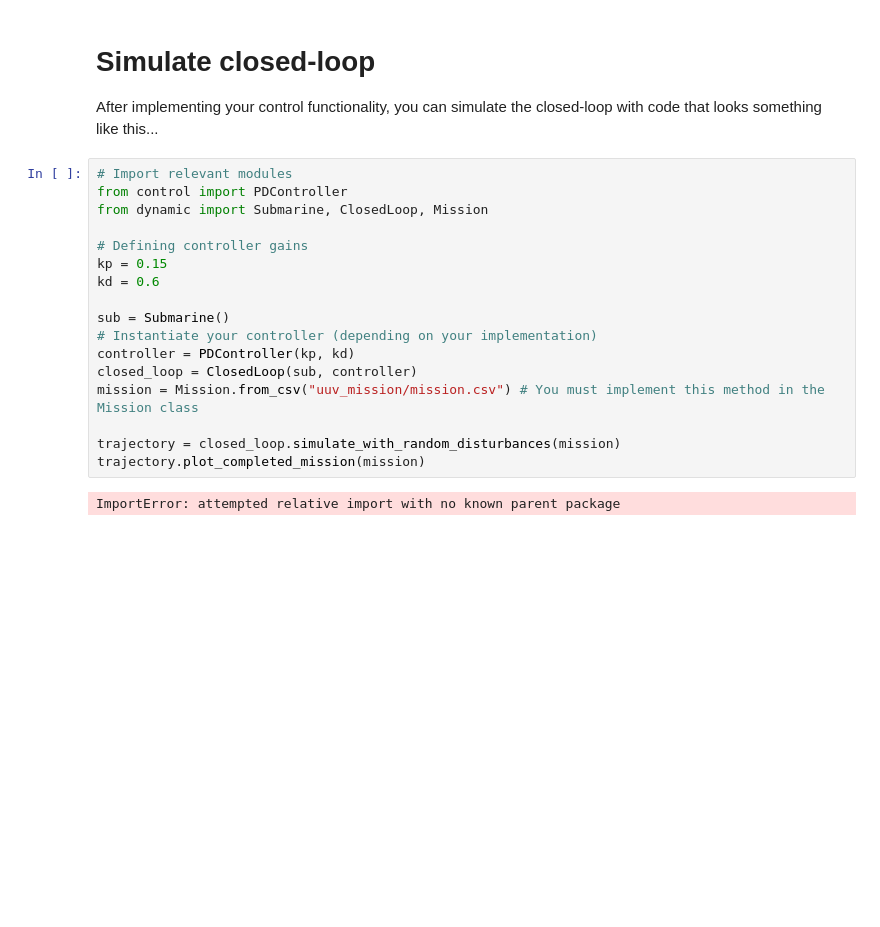
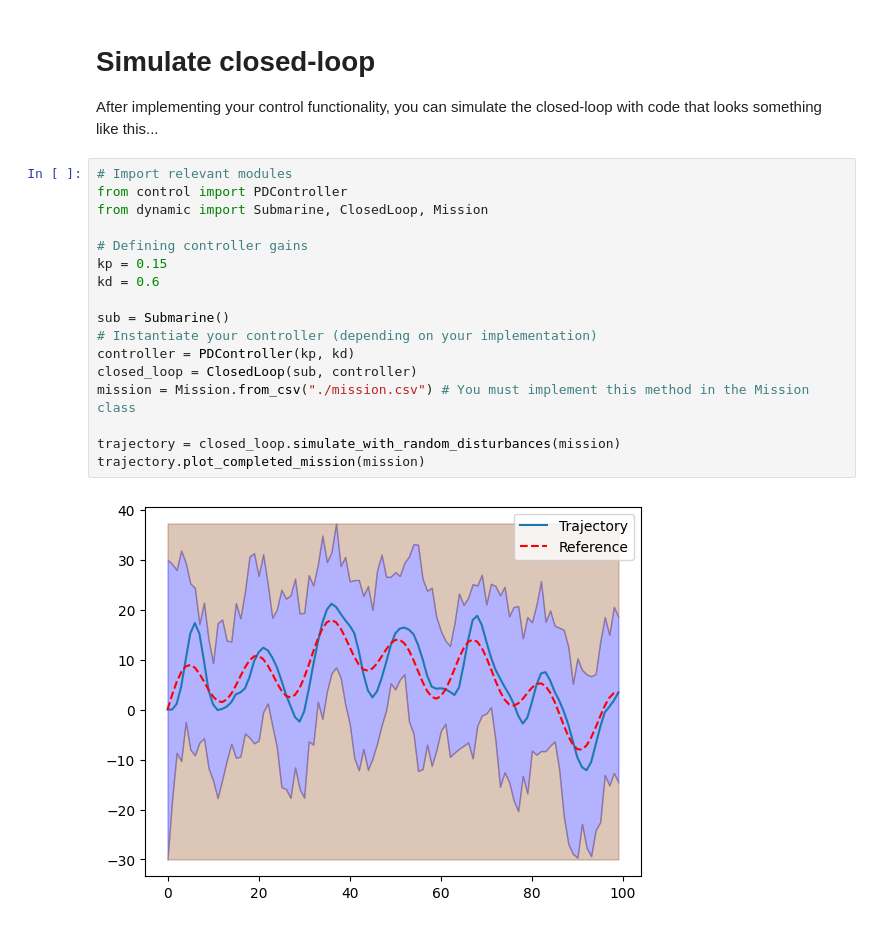
Before and after one commit to meilinhixson/b1-coding-practical-mt24, a Jupyter notebook: uuv_mission/demo.ipynb, the cells around one changed output. Cells and saved outputs as stored; diff of their text form; blank space fills up the shorter version.

```diff
--- a/uuv_mission/demo.ipynb
+++ b/uuv_mission/demo.ipynb
@@ -12,19 +12,19 @@ After implementing your control functionality, you can simulate the closed-loop
 # %%
 # Import relevant modules
 from control import PDController
 from dynamic import Submarine, ClosedLoop, Mission
 
 # Defining controller gains
 kp = 0.15
 kd = 0.6
 
 sub = Submarine()
 # Instantiate your controller (depending on your implementation)
 controller = PDController(kp, kd)
 closed_loop = ClosedLoop(sub, controller)
-mission = Mission.from_csv("uuv_mission/mission.csv") # You must implement this method in the Mission class
+mission = Mission.from_csv("./mission.csv") # You must implement this method in the Mission class
 
 trajectory = closed_loop.simulate_with_random_disturbances(mission)
 trajectory.plot_completed_mission(mission)
 # %% [output]
-ImportError: attempted relative import with no known parent package
+[figure, added]
```
Also changed, not shown: parts of 1 cell of this notebook, 2 other files.
